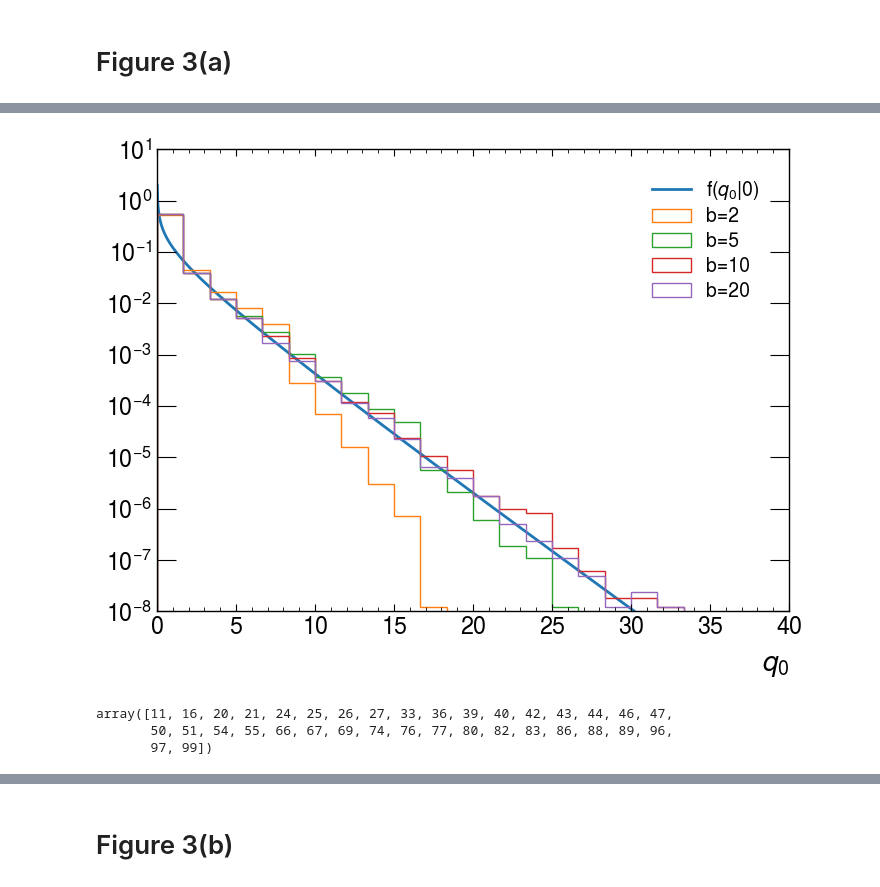
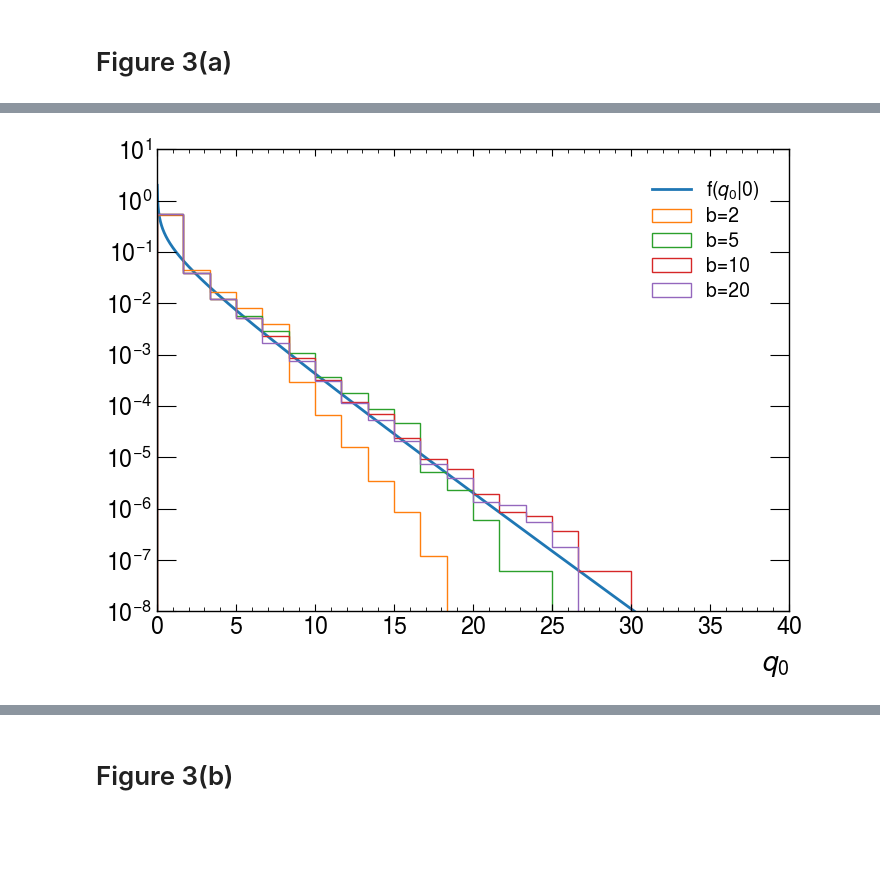
Before and after one commit to hrzhao76/stats-HEP, a Jupyter notebook: lectures/AsympototicPaper/CountingExperiment.ipynb, the cells around one changed output, grey strips where cells are left out. Drawn from its saved outputs; the diff is of its cells as text; code cells hidden in the pictures; blank space fills up the shorter version.

Commit message:
WIP: Figure 3b

```diff
--- a/lectures/AsympototicPaper/CountingExperiment.ipynb
+++ b/lectures/AsympototicPaper/CountingExperiment.ipynb
@@ -123,37 +121,40 @@ def Get_q0(
+# %%
+def f_q0(q0: Union[float, np.array]) -> Union[float, np.array]:
+    """pdf of q0 given mu_prime=0, eqn 49.
+
+    Args:
+        q0 (Union[float, np.array]): Test statistic q0 for discovery.
+
+    Returns:
+        Union[float, np.array]: pdf of q0.
+    """
+    return 1 / 2 * 1 / np.sqrt(2 * np.pi) * 1 / np.sqrt(q0) * np.exp(-q0 / 2)
 # %%
-def f_q0(q0):
-    """Asymptotic distribution of q0"""
-    return 1 / 2 * 1 / np.sqrt(2 * np.pi) * 1 / np.sqrt(q0) * np.exp(-q0 / 2)
-
+s = 10  # number of signal events
+tau = 1 # scale factor, general unknown.
 
 x_s = np.linspace(0.01, 40, 3001)
 
 fig, ax = plt.subplots(figsize=(8, 6))
 f_q0_x = f_q0(q0=x_s)
 ax.plot(x_s, f_q0_x, label=r"f($q_0$|0)")
 ax.set_yscale("log")
 ax.set_ylim(1e-8, 10)
 ax.set_yticks([10, 1] + [1 / 10**i for i in range(1, 9)])
 
 ax.set_xlabel(r"$q_0$")
 
 
 b_s = [2, 5, 10, 20]
 mu = 0
-N_trails = 100000000
+N_trails = 10000000
 for b in tqdm(b_s):
     n_s = stats.poisson.rvs(mu=mu * s + b, size=N_trails)
     m_s = stats.poisson.rvs(mu=tau * b, size=N_trails)
     q0_s = Get_q0(n=n_s, m=m_s, mu=mu, s=s)
     ax.hist(q0_s, bins=24, range=(0, 40), density=True, histtype="step", label=f"b={b}")
 
 ax.legend()
 plt.show()
 # %% [output]
-[figure, old version]
+[figure, new version]
-# %%
-np.where(MLE_mu_hat(n=n_s, m=m_s, tau=tau) < 0)[0]
-# %% [output]
-array([11, 16, 20, 21, 24, 25, 26, 27, 33, 36, 39, 40, 42, 43, 44, 46, 47,
-       50, 51, 54, 55, 66, 67, 69, 74, 76, 77, 80, 82, 83, 86, 88, 89, 96,
-       97, 99])
```
Also changed, not shown: parts of 16 cells of this notebook, 1 other file.
